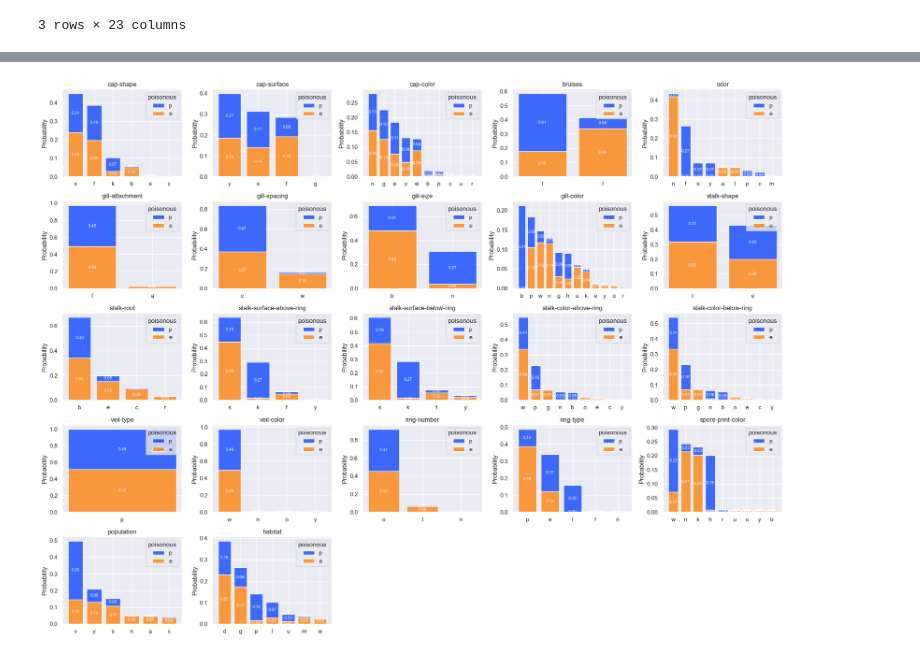
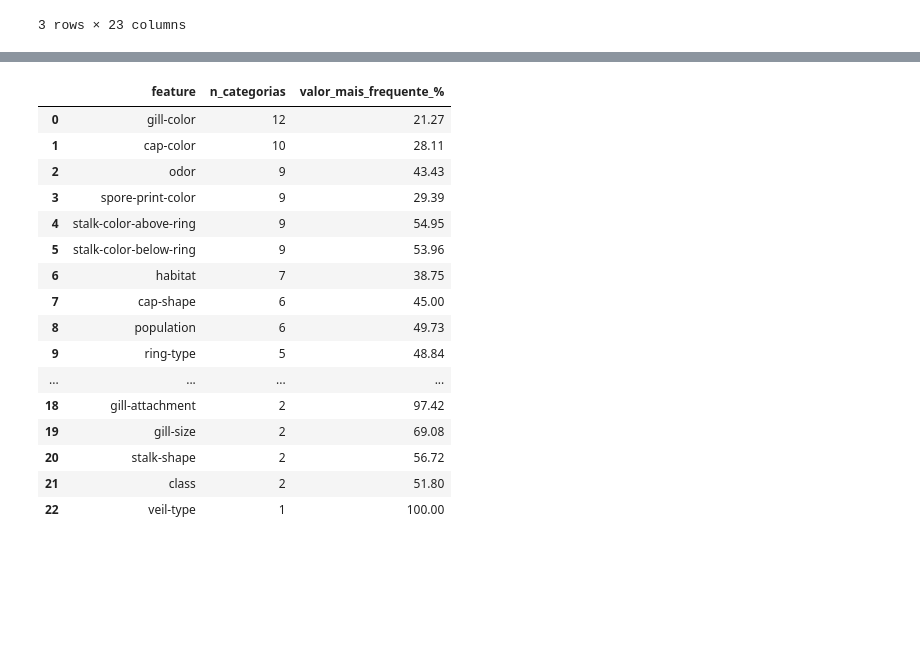
Before and after one commit to flima3/ufrn-imd3002-aprendizado-de-maquina-supervisionado, a Jupyter notebook: poisonous-mushrooms/notebooks/eda.ipynb, the cells around one changed output, grey strips where cells are left out. Saved outputs shown, nothing was run; the diff lists cells and outputs as text; code cells hidden in the pictures; blank space fills up the shorter version.

```diff
--- a/poisonous-mushrooms/notebooks/eda.ipynb
+++ b/poisonous-mushrooms/notebooks/eda.ipynb
@@ -62,31 +77,0 @@ y = df['poisonous']
-# %%
-fig, axes = plt.subplots(nrows=5, ncols=5, figsize=(20,15))
-axes = axes.flatten()
-
-for i, col in enumerate(X.columns):
-    order = df[col].value_counts(normalize=True).sort_values(ascending=False).index
-    temp_col = pd.Categorical(df[col], categories=order, ordered=True)
-
-    # Plot o histplot com empilhamento
-    ax = axes[i]
-    sns.histplot(
-        x=temp_col,
-        hue=df['poisonous'],
-        stat='probability',
-        multiple='stack',
-        shrink=0.8,
-        ax=ax
-    )
-    ax.set_title(col)
-
-    # Adicionar rótulos
-    for container in ax.containers:
-        ax.bar_label(container, fmt='%.2f', label_type='center', fontsize=8, color='white')
-
-for ax in axes[-(len(axes)-len(X.columns)):]:
-    ax.set_visible(False)
-
-plt.tight_layout()
-plt.show()
-# %% [output]
-[figure, removed]
@@ -95,0 +78,22 @@ df = df.drop(columns=['stalk-root'])
+# %%
+# Análise de cardinalidade das colunas
+df_cardinalidade = analisar_cardinalidade(df)
+display(df_cardinalidade)
+# %% [output]
+|  | feature | n_categorias | valor_mais_frequente_% |
+| 0 | gill-color | 12 | 21.27 |
+| 1 | cap-color | 10 | 28.11 |
+| 2 | odor | 9 | 43.43 |
+| 3 | spore-print-color | 9 | 29.39 |
+| 4 | stalk-color-above-ring | 9 | 54.95 |
+| 5 | stalk-color-below-ring | 9 | 53.96 |
+| 6 | habitat | 7 | 38.75 |
+| 7 | cap-shape | 6 | 45.00 |
+| 8 | population | 6 | 49.73 |
+| 9 | ring-type | 5 | 48.84 |
+| ... | ... | ... | ... |
+| 18 | gill-attachment | 2 | 97.42 |
+| 19 | gill-size | 2 | 69.08 |
+| 20 | stalk-shape | 2 | 56.72 |
+| 21 | class | 2 | 51.80 |
+| 22 | veil-type | 1 | 100.00 |
```
Also changed, not shown: parts of 11 cells of this notebook, 4 other files.
